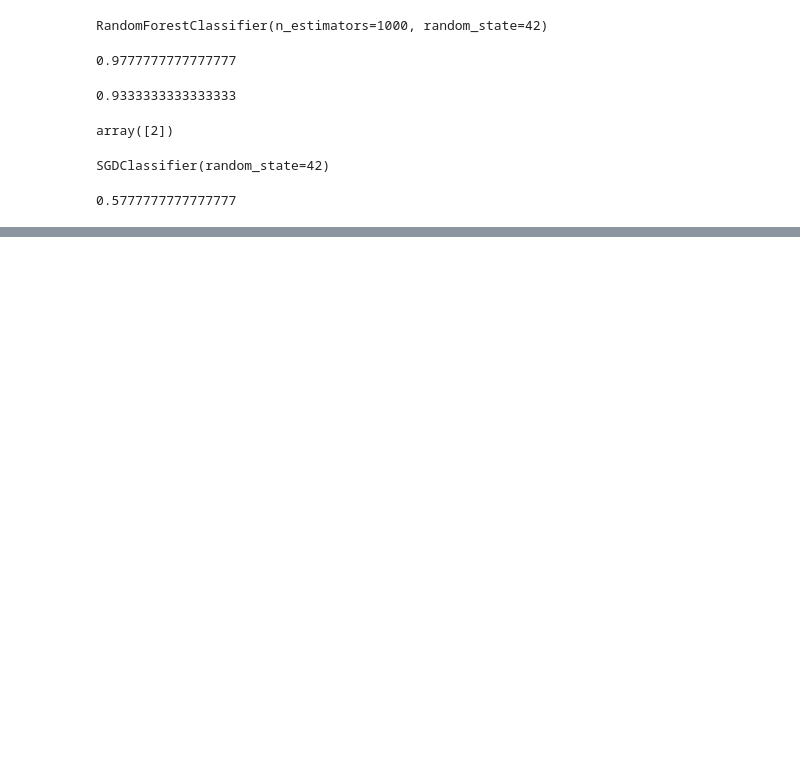
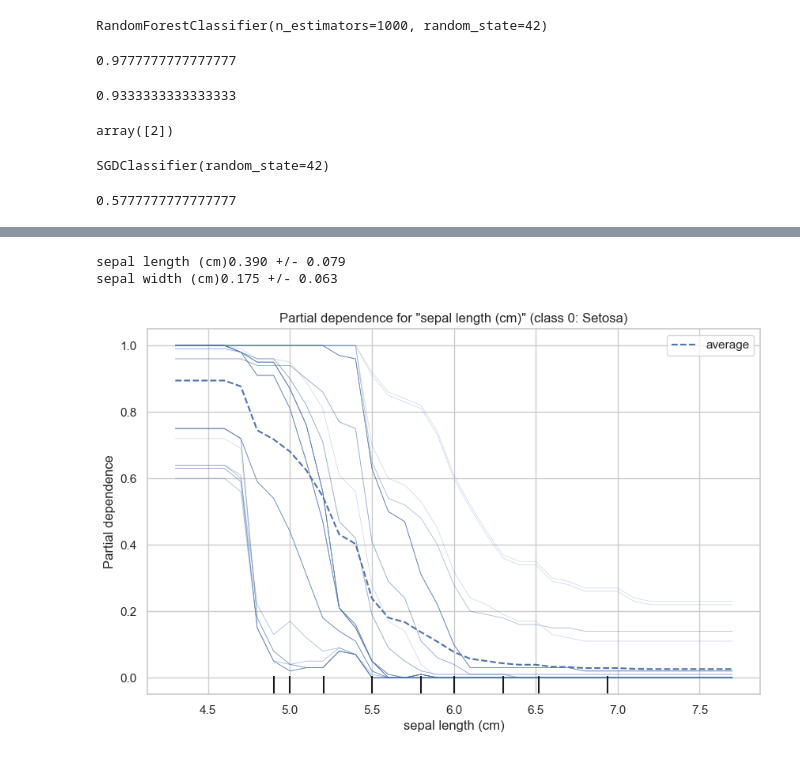
Before and after one commit to chritof/Maskinl-re-notebook, a Jupyter notebook: modul1/Gjennomgang.ipynb, the cells around one changed output, grey strips where cells are left out. Saved outputs shown, nothing was run; the diff lists cells and outputs as text; code cells hidden in the pictures; blank space fills up the shorter version.

```diff
--- a/modul1/Gjennomgang.ipynb
+++ b/modul1/Gjennomgang.ipynb
@@ -170,0 +293,8 @@ accuracy_score(y_test, y_pred)
+# %%
+for i in r.importances_mean.argsort()[::-1]:
+    print(f"{X_test.columns[i]:<8}"
+    f"{r.importances_mean[i]:.3f}"
+    f" +/- {r.importances_std[i]:.3f}")
+# %% [output]
+sepal length (cm)0.390 +/- 0.079
+sepal width (cm)0.175 +/- 0.063
@@ -170,0 +303,21 @@ accuracy_score(y_test, y_pred)
+# %%
+from sklearn.inspection import PartialDependenceDisplay
+import matplotlib.pyplot as plt
+
+# Set the figure size
+fig_size = (10, 6)
+
+# Create a PDP for "sepal length (cm)" for class 0
+f, ax = plt.subplots(figsize=fig_size)
+PartialDependenceDisplay.from_estimator(
+    rf, X_train, ['sepal length (cm)'],
+    kind='both',
+    subsample=50,
+    ax=ax,
+    target=0
+)
+
+plt.title('Partial dependence for "sepal length (cm)" (class 0: Setosa)')
+plt.show()
+# %% [output]
+[figure, added]
```
Also changed, not shown: parts of 37 cells of this notebook.
